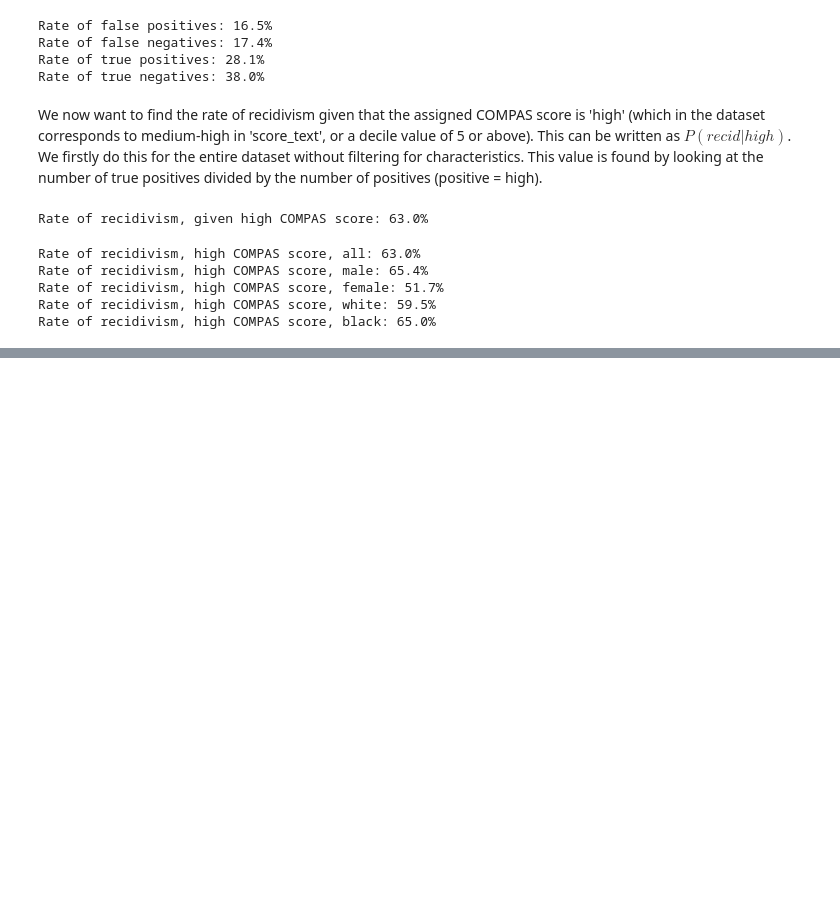
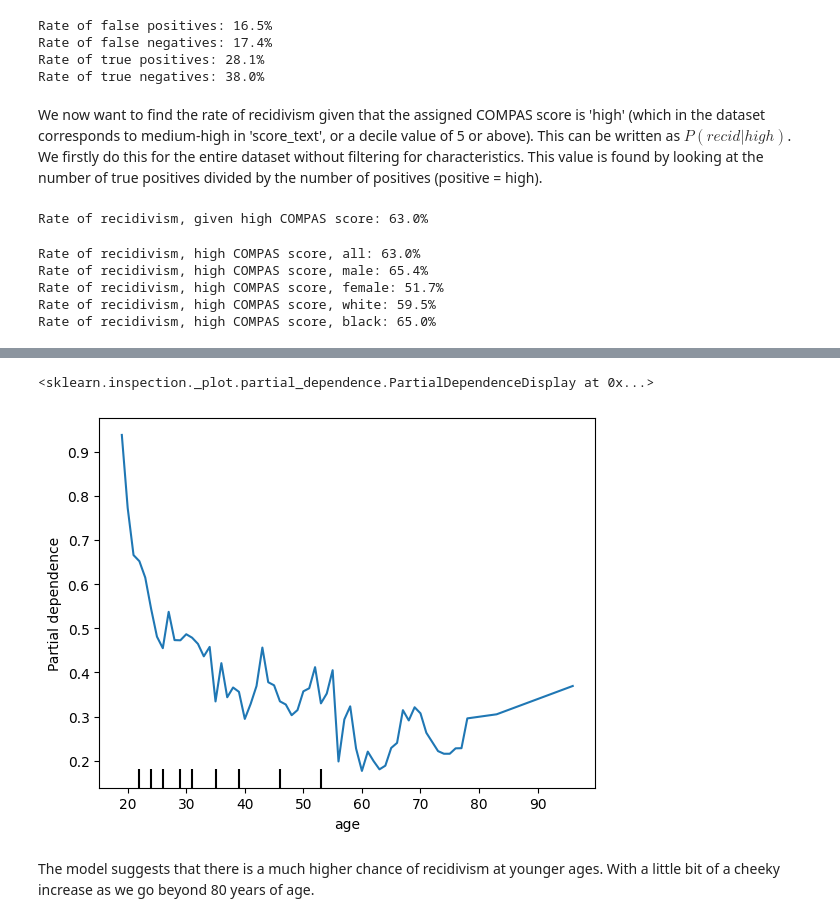
Before and after one commit to kajassandnes/HON2200_compas, a Jupyter notebook: compas_jakob.ipynb, the cells around one changed output, grey strips where cells are left out. Saved outputs shown, nothing was run; the diff lists cells and outputs as text; code cells hidden in the pictures; blank space fills up the shorter version.

```diff
--- a/compas_jakob.ipynb
+++ b/compas_jakob.ipynb
@@ -76,0 +329,9 @@ Rate of recidivism, high COMPAS score, black: 65.0%
+# %%
+from sklearn.inspection import PartialDependenceDisplay
+
+PartialDependenceDisplay.from_estimator(forest, x_test_df, features=['age'])
+# %% [output]
+<sklearn.inspection._plot.partial_dependence.PartialDependenceDisplay at 0x...>
+[figure, added]
+# %% [markdown]
+The model suggests that there is a much higher chance of recidivism at younger ages. With a little bit of a cheeky increase as we go beyond 80 years of age.
```
Also changed, not shown: parts of 21 cells of this notebook.
